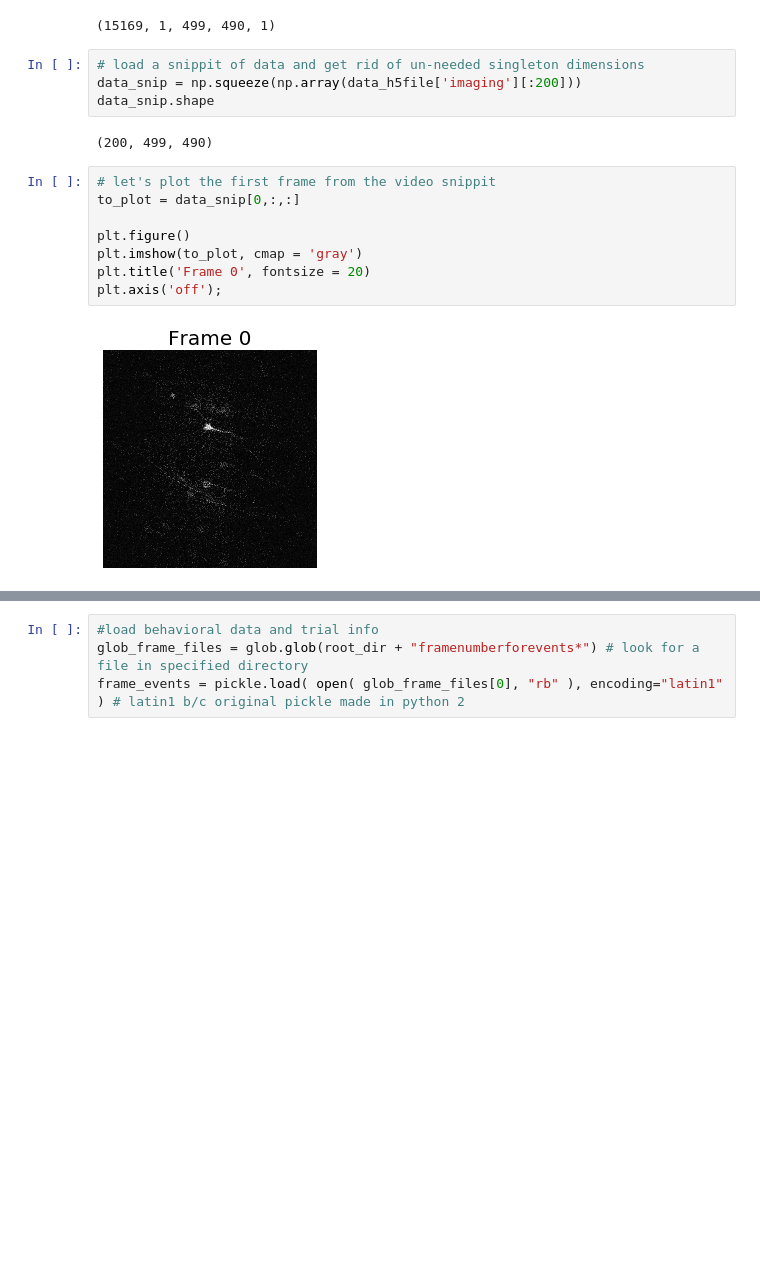
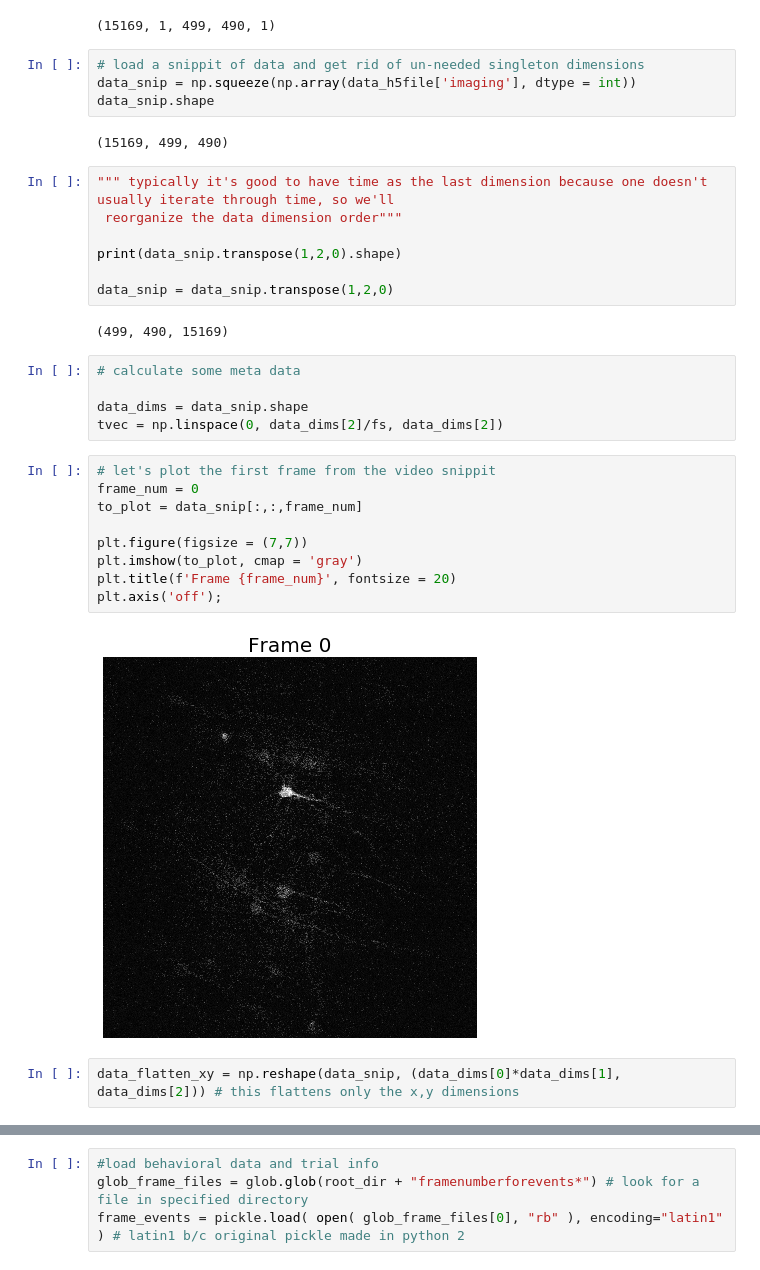
Before and after one commit to zhounapeuw/nape_tca_nn, a Jupyter notebook: tca.ipynb, the cells around one changed output, grey strips where cells are left out. Drawn from its saved outputs; the diff is of its cells as text; blank space fills up the shorter version.

Commit message:
pulled trial data out of input array

```diff
--- a/tca.ipynb
+++ b/tca.ipynb
@@ -44,17 +46,34 @@ data_h5file['imaging'].shape
 (15169, 1, 499, 490, 1)
 # %%
 # load a snippit of data and get rid of un-needed singleton dimensions
-data_snip = np.squeeze(np.array(data_h5file['imaging'][:200]))
+data_snip = np.squeeze(np.array(data_h5file['imaging'], dtype = int))
 data_snip.shape
 # %% [output]
-(200, 499, 490)
+(15169, 499, 490)
+# %%
+""" typically it's good to have time as the last dimension because one doesn't usually iterate through time, so we'll
+ reorganize the data dimension order"""
+
+print(data_snip.transpose(1,2,0).shape)
+
+data_snip = data_snip.transpose(1,2,0)
+# %% [output]
+(499, 490, 15169)
+# %%
+# calculate some meta data
+
+data_dims = data_snip.shape
+tvec = np.linspace(0, data_dims[2]/fs, data_dims[2])
 # %%
 # let's plot the first frame from the video snippit
-to_plot = data_snip[0,:,:]
+frame_num = 0
+to_plot = data_snip[:,:,frame_num]
 
-plt.figure()
+plt.figure(figsize = (7,7))
 plt.imshow(to_plot, cmap = 'gray')
-plt.title('Frame 0', fontsize = 20)
+plt.title(f'Frame {frame_num}', fontsize = 20)
 plt.axis('off');
 # %% [output]
-[figure, old version]
+[figure, new version]
+# %%
+data_flatten_xy = np.reshape(data_snip, (data_dims[0]*data_dims[1], data_dims[2])) # this flattens only the x,y dimensions
```
Also changed, not shown: parts of 15 cells of this notebook.
